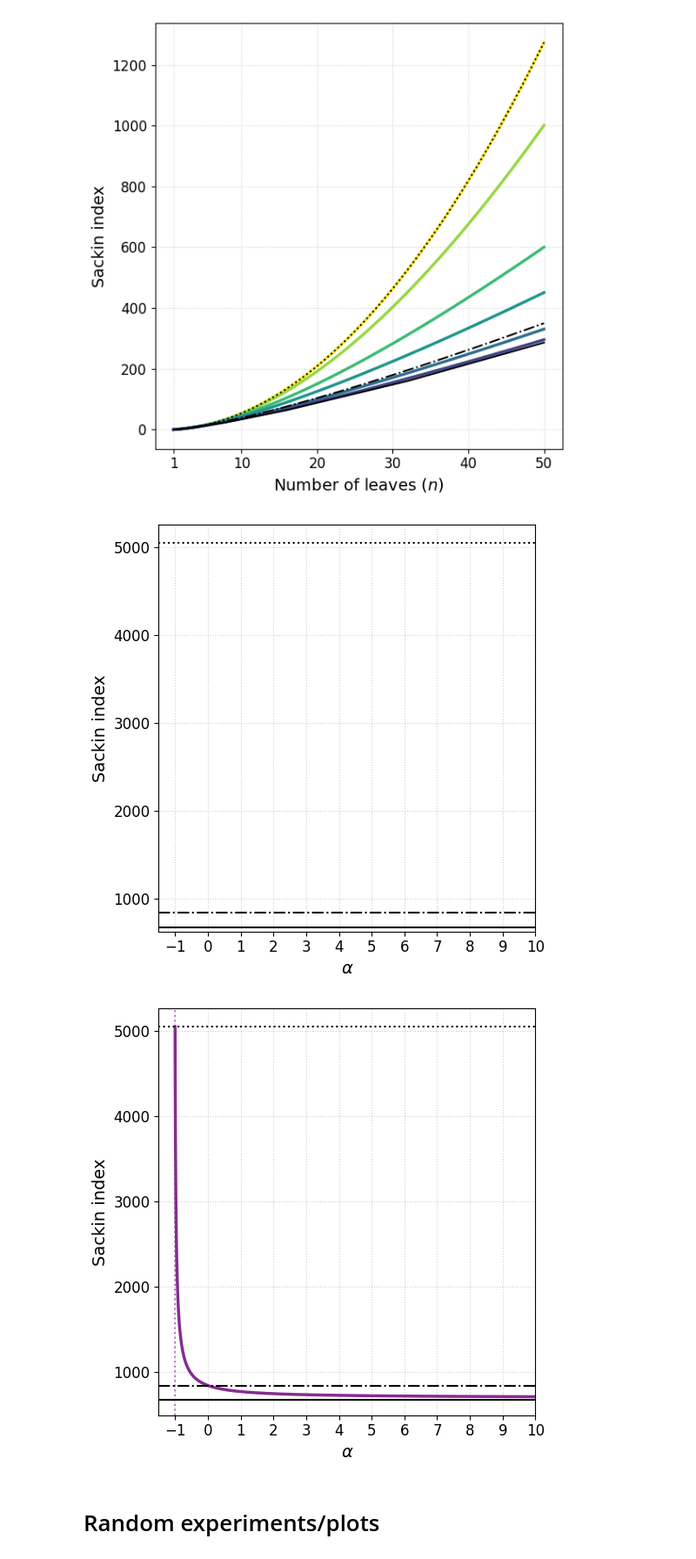
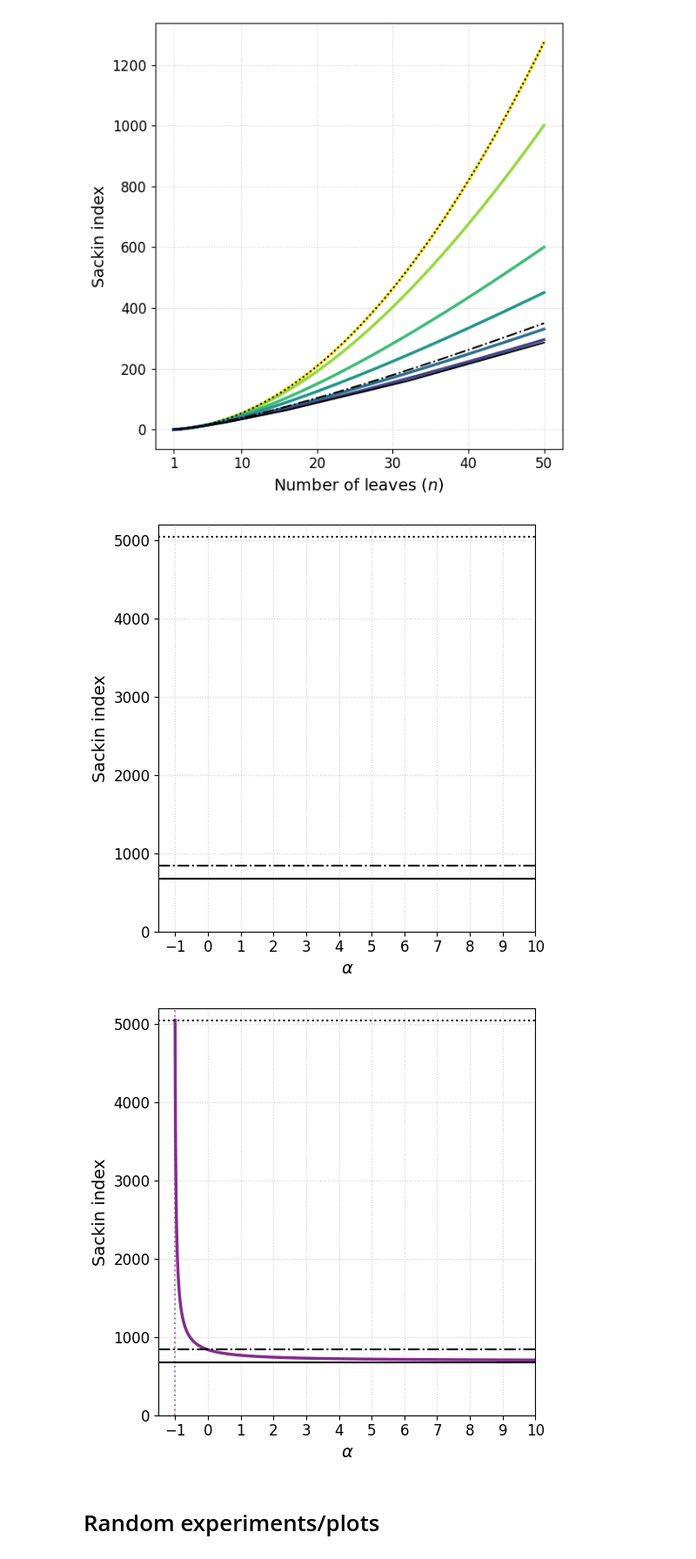
Before and after one commit to dbauman18/biased_speciation_calculation, a Jupyter notebook: biased_speciation.ipynb, the cells around one changed output. Shown at 87% size. Saved outputs shown, nothing was run; the diff lists cells and outputs as text; code cells hidden in the pictures.

```diff
--- a/biased_speciation.ipynb
+++ b/biased_speciation.ipynb
@@ -420,6 +420,7 @@ alpha_xticks = np.array([-1, 0, 1, 2,3,4, 5, 6,7,8,9, 10])
 plt.xticks(alpha_xticks, fontsize=12)
 plt.yticks(fontsize=12)
 plt.xlim(-1.5, 10)
+plt.ylim(0, 5200)
 plt.grid(True, linestyle=":", alpha=0.6)
 plt.tight_layout()
 
@@ -429,35 +430,36 @@ plt.show()
 
 # Second plot: with alpha curve
 plt.figure(figsize=(5.5, 5.5))
 a = np.logspace(-5, 1, 100, base=10)
 a = np.concatenate((a, np.array([11])))
 
 n = 100
 plt.plot(a - 1, [sackin_mean_beta(n, ai, ai) for ai in a], color = cm.BuPu(np.ones(1)*0.8), lw=2.5)
 plt.axvline(-1, color=cm.BuPu(np.ones(1)*0.8), linestyle = ':', alpha = 0.6)
 
 # Add horizontal lines for reference models
 plt.axhline(max_sackin(n), color='black', linestyle=':', label="$S_{\\max} (100)$", lw = 1.5)
 plt.axhline(sackin_yule(n), color='black', linestyle='-.', label="$Y(100)$", lw = 1.5)
 plt.axhline(min_sackin(n), color='black', linestyle='-', label="$S_{\\min}(100)$", lw = 1.5)
 
 
 
 
 plt.xlabel("$\\alpha$", fontsize=14)
 plt.ylabel("Sackin index", fontsize=14)
 alpha_xticks = np.array([-1, 0, 1, 2,3,4, 5, 6,7,8,9, 10])
 plt.xticks(alpha_xticks, fontsize=12)
 plt.xlim(-1.5, 10)
+plt.ylim(0, 5200)
 plt.yticks(fontsize=12)
 plt.grid(True, linestyle=":", alpha=0.6)
 plt.tight_layout()
 
 plt.savefig("./talk_figs/blum_francois_1.png", dpi=1000)
 plt.show()
 # %% [output]
-[figure, old version]
+[figure, new version]
-[figure, old version]
+[figure, new version]
 # %% [markdown]
 # Random experiments/plots
 # %%
```
Also changed, not shown: 2 other files.
